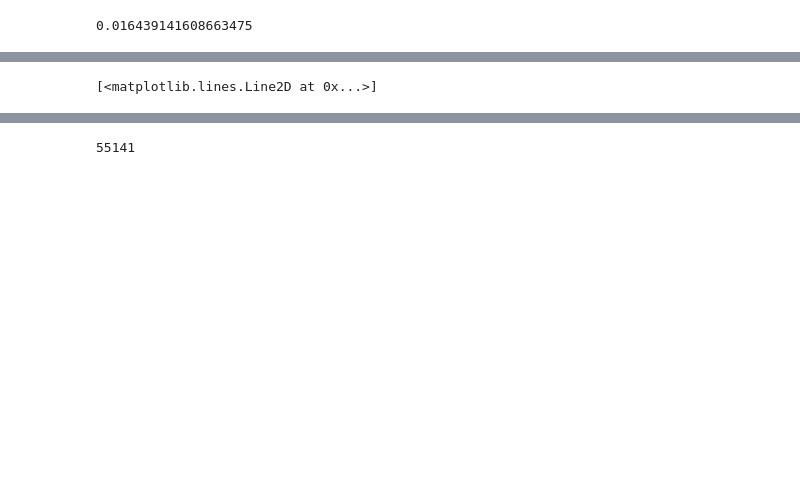
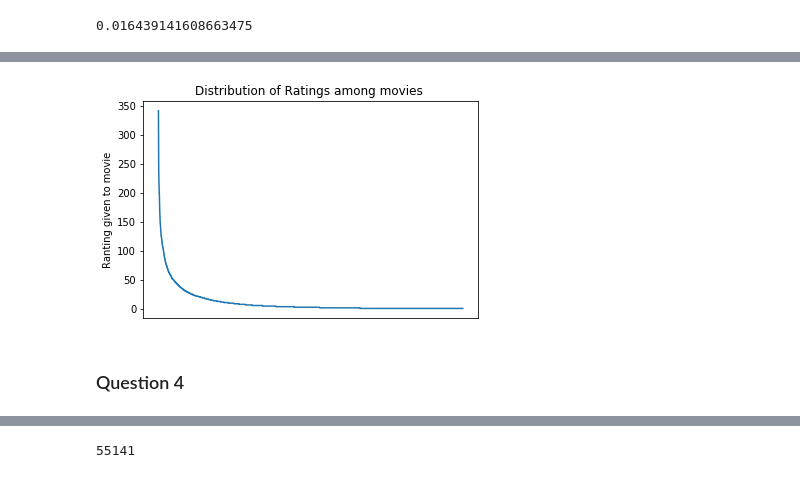
Before and after one commit to satyatumati/Collaborative-Filtering, a Jupyter notebook: Project 3_v1.ipynb, the cells around one changed output, grey strips where cells are left out. Drawn from its saved outputs; the diff is of its cells as text; code cells hidden in the pictures; blank space fills up the shorter version.

```diff
--- a/Project 3_v1.ipynb
+++ b/Project 3_v1.ipynb
@@ -39,2 +41,17 @@ plt.plot(range(0,len(movie_ratings_dict.keys())), sorted(movie_ratings_dict.valu
+# %%
+plt.plot(range(0,len(movie_ratings_dict.keys())), sorted(movie_ratings_dict.values(),reverse=True))
+plt.title('Distribution of Ratings among movies ')
+plt.tick_params(
+    axis='x',          # changes apply to the x-axis
+    which='both',      # both major and minor ticks are affected
+    bottom='off',      # ticks along the bottom edge are off
+    top='off',         # ticks along the top edge are off
+    labelbottom='off')
+plt.ylabel('Ranting given to movie')
+plt.show()
+# %% [output]
+[figure, added]
+# %% [markdown]
+### Question 4
 # %%
 user_ids = dataset['userId']
@@ -43,4 +58,0 @@ user_ratings_dict = dict(Counter(user_ids))
-# %%
-plt.plot(range(0,len(user_ratings_dict.keys())), sorted(user_ratings_dict.values(),reverse=True))
-# %% [output]
-[<matplotlib.lines.Line2D at 0x...>]
```
Also changed, not shown: parts of 59 cells of this notebook, 1 other file.
